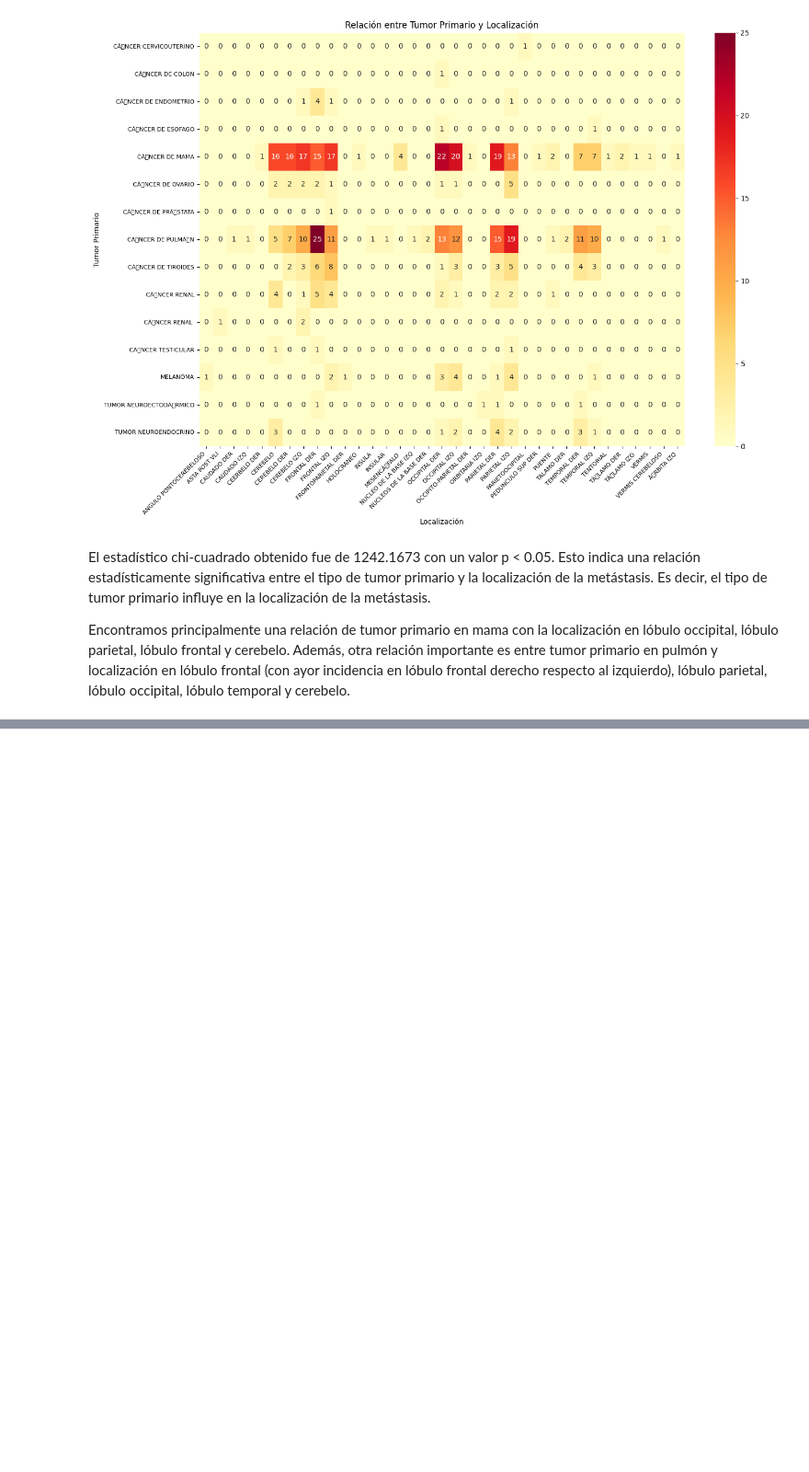
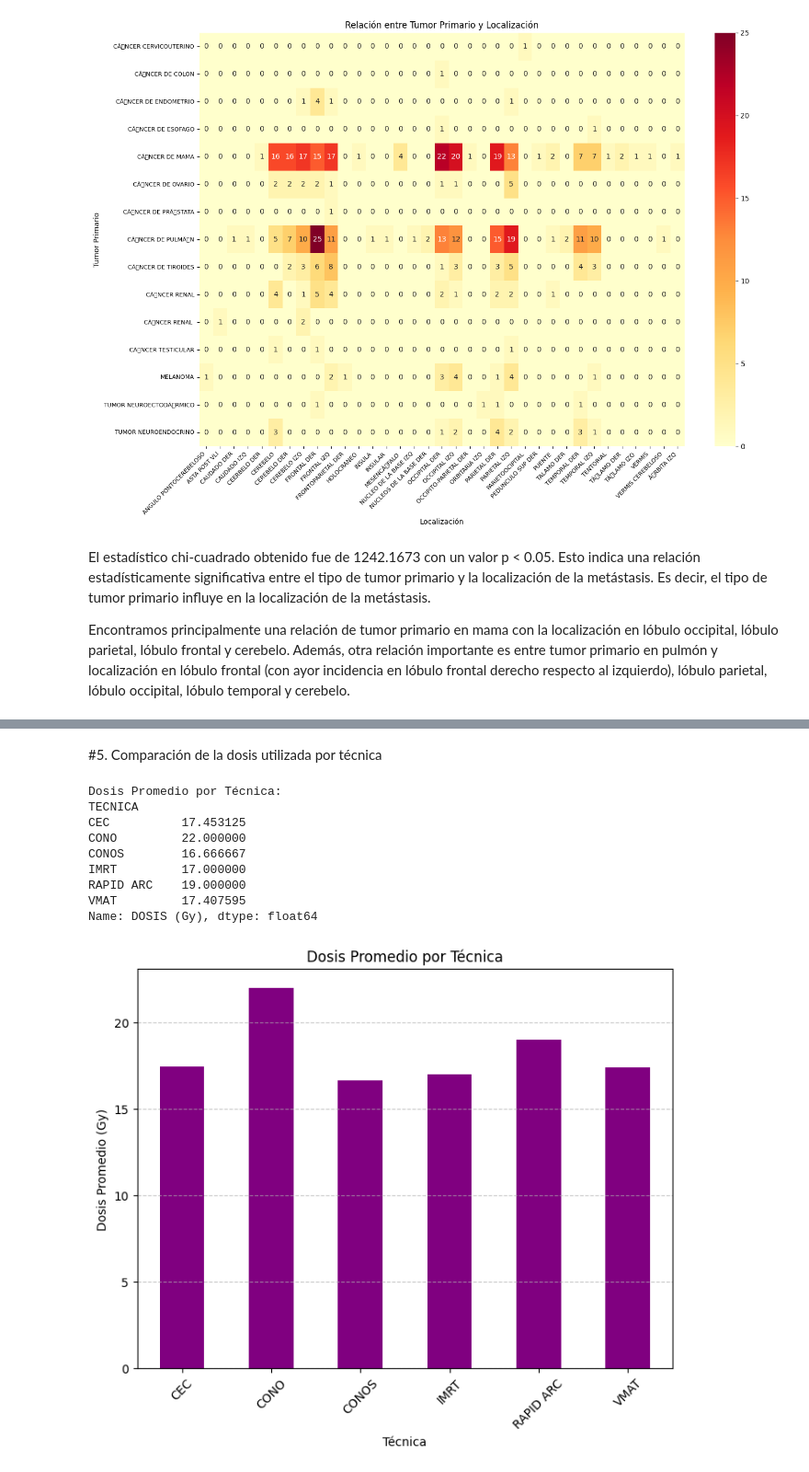
Before and after one commit to AngelTroncoso/TratamientoOncologico, a Jupyter notebook: Angel.ipynb, the cells around one changed output, grey strips where cells are left out. Shown at 92% size. Drawn from its saved outputs; the diff is of its cells as text; code cells hidden in the pictures; blank space fills up the shorter version.

```diff
--- a/Angel.ipynb
+++ b/Angel.ipynb
@@ -316,0 +453,29 @@ Además, otra relación importante es entre tumor primario en pulmón y localiza
+# %% [markdown]
+#5. Comparación de la dosis utilizada por técnica
+# %%
+# Filtrar por técnica y calcular dosis promedio
+dosis_por_tecnica = df.groupby('TECNICA')['DOSIS (Gy)'].mean()
+
+# Mostrar la tabla
+print("Dosis Promedio por Técnica:")
+print(dosis_por_tecnica)
+
+# Graficar la comparación
+dosis_por_tecnica.plot(kind='bar', color='purple', figsize=(8, 6))
+plt.title('Dosis Promedio por Técnica')
+plt.xlabel('Técnica')
+plt.ylabel('Dosis Promedio (Gy)')
+plt.xticks(rotation=45)
+plt.grid(axis='y', linestyle='--', alpha=0.7)
+plt.show()
+# %% [output]
+Dosis Promedio por Técnica:
+TECNICA
+CEC          17.453125
+CONO         22.000000
+CONOS        16.666667
+IMRT         17.000000
+RAPID ARC    19.000000
+VMAT         17.407595
+Name: DOSIS (Gy), dtype: float64
+[figure, added]
```
Also changed, not shown: parts of 10 cells of this notebook.
